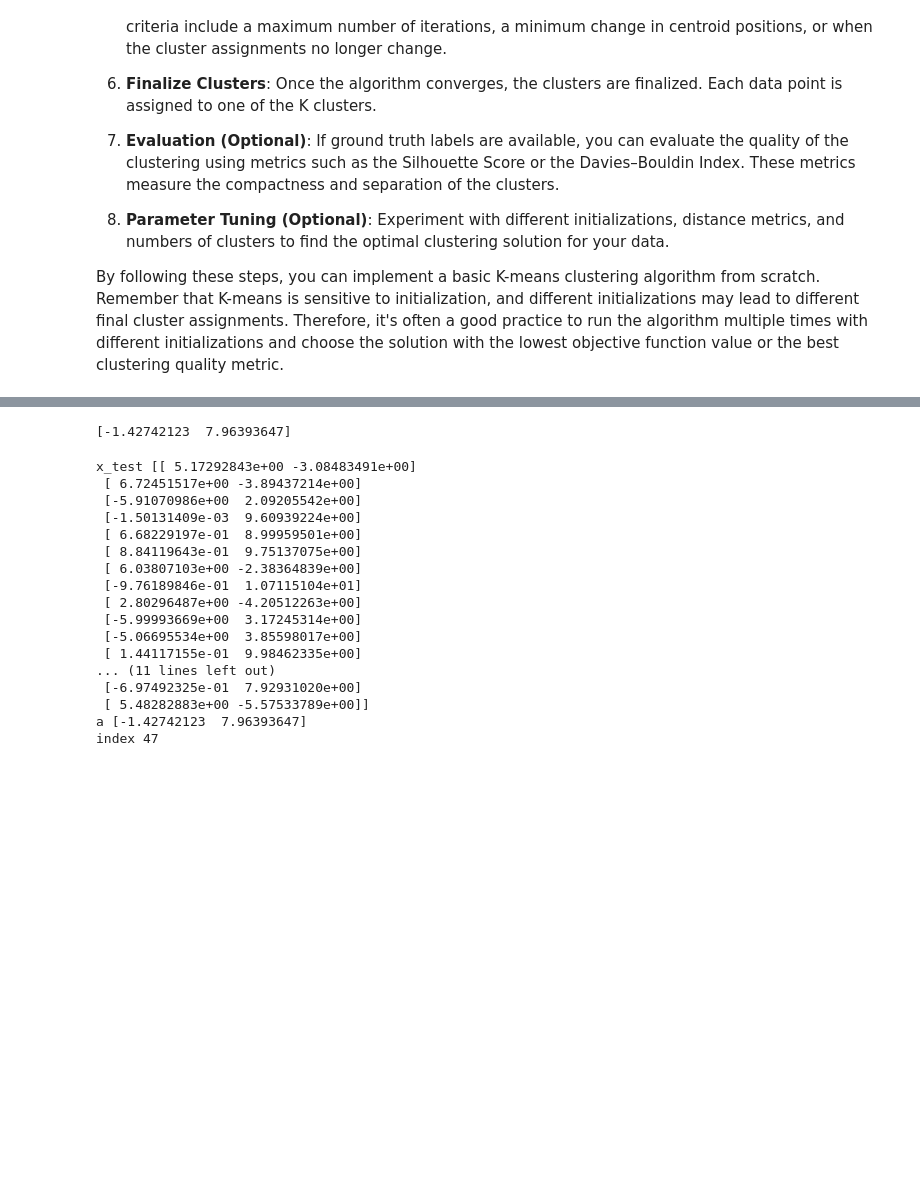
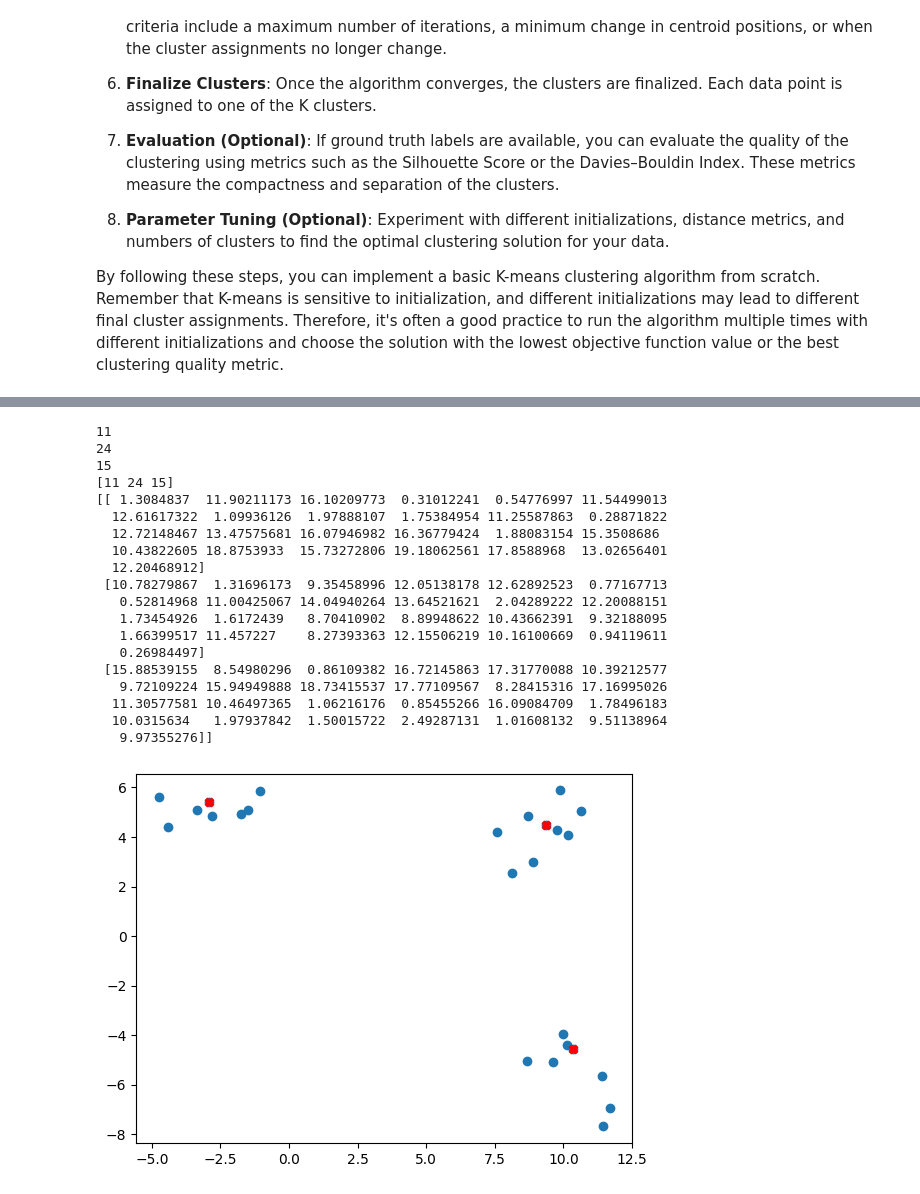
Before and after one commit to ivonnerubio/K-Means, a Jupyter notebook: K_Means_Clustering-2.ipynb, the cells around one changed output, grey strips where cells are left out. Saved outputs shown, nothing was run; the diff lists cells and outputs as text; code cells hidden in the pictures; blank space fills up the shorter version.

```diff
--- a/K_Means_Clustering-2.ipynb
+++ b/K_Means_Clustering-2.ipynb
@@ -193,30 +173,0 @@ for i in range(n_centroids):
-# %%
-a = cluster_mean[0]
-print(a)
-# %% [output]
-[-1.42742123  7.96393647]
-# %%
-x_test = X
-a = cluster_mean[0]
-index = (np.abs(x_test - a)).argmin()
-print('x_test',X)
-print('a', a)
-print('index',index)
-# %% [output]
-x_test [[ 5.17292843e+00 -3.08483491e+00]
- [ 6.72451517e+00 -3.89437214e+00]
- [-5.91070986e+00  2.09205542e+00]
- [-1.50131409e-03  9.60939224e+00]
- [ 6.68229197e-01  8.99959501e+00]
- [ 8.84119643e-01  9.75137075e+00]
- [ 6.03807103e+00 -2.38364839e+00]
- [-9.76189846e-01  1.07115104e+01]
- [ 2.80296487e+00 -4.20512263e+00]
- [-5.99993669e+00  3.17245314e+00]
- [-5.06695534e+00  3.85598017e+00]
- [ 1.44117155e-01  9.98462335e+00]
-... (11 lines left out)
- [-6.97492325e-01  7.92931020e+00]
- [ 5.48282883e+00 -5.57533789e+00]]
-a [-1.42742123  7.96393647]
-index 47
@@ -245,0 +174,48 @@ closest_point_y = y[index]
+# %%
+def find_closets_centroid():
+  euclidean_hist = np.zeros(shape=(3,n_samples))
+  new_centroids = np.zeros(shape=(n_centroids,2))
+  new_centroid_index = np.zeros(3)
+  for i in range(len(cluster_mean)):
+    point = cluster_mean[i]
+    for j in range(n_samples):
+      data = np.array((X[j,0],X[j,1]))
+      euclidean_hist[i,j] = euclidean(data,point)
+    new_index = euclidean_hist[i].argmin()
+    new_centroid_index[i] = new_index
+    new_centroid_index = new_centroid_index.astype(int)
+    print(new_index)
+    new_centroids[i] = np.array((X[new_index,0], X[new_index,1]))
+
+  print(new_centroid_index)
+
+  # new_centroids = np.zeros(shape=(n_centroids,2)
+  print(euclidean_hist)
+  return new_centroids,new_centroid_index
+# %%
+new_centroids, new_centroid_index = find_closets_centroid()
+
+plt.scatter(X[:,0], X[:,1])
+plt.scatter(new_centroids[:,0], new_centroids[:,1], marker='X', color='red')
+plt.show()
+# %% [output]
+11
+24
+15
+[11 24 15]
+[[ 1.3084837  11.90211173 16.10209773  0.31012241  0.54776997 11.54499013
+  12.61617322  1.09936126  1.97888107  1.75384954 11.25587863  0.28871822
+  12.72148467 13.47575681 16.07946982 16.36779424  1.88083154 15.3508686
+  10.43822605 18.8753933  15.73272806 19.18062561 17.8588968  13.02656401
+  12.20468912]
+ [10.78279867  1.31696173  9.35458996 12.05138178 12.62892523  0.77167713
+   0.52814968 11.00425067 14.04940264 13.64521621  2.04289222 12.20088151
+   1.73454926  1.6172439   8.70410902  8.89948622 10.43662391  9.32188095
+   1.66399517 11.457227    8.27393363 12.15506219 10.16100669  0.94119611
+   0.26984497]
+ [15.88539155  8.54980296  0.86109382 16.72145863 17.31770088 10.39212577
+   9.72109224 15.94949888 18.73415537 17.77109567  8.28415316 17.16995026
+  11.30577581 10.46497365  1.06216176  0.85455266 16.09084709  1.78496183
+  10.0315634   1.97937842  1.50015722  2.49287131  1.01608132  9.51138964
+   9.97355276]]
+[figure, added]
```
Also changed, not shown: parts of 20 cells of this notebook, 1 other file.
